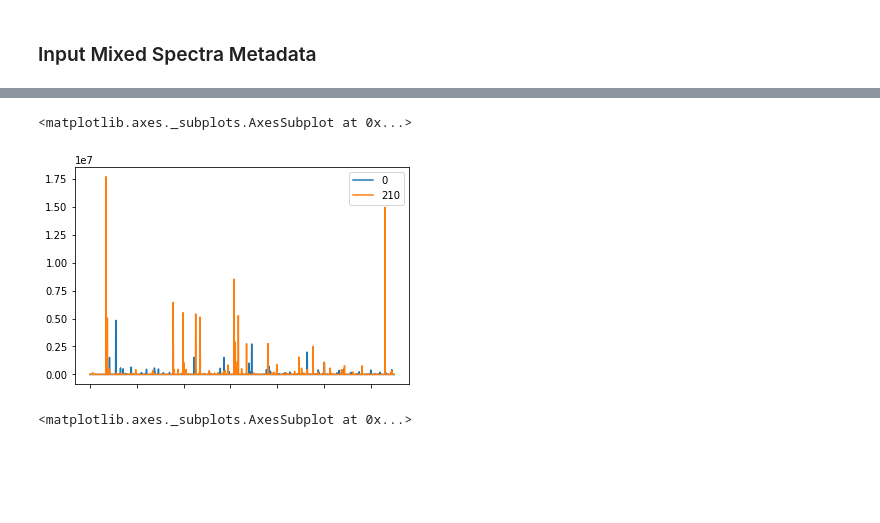
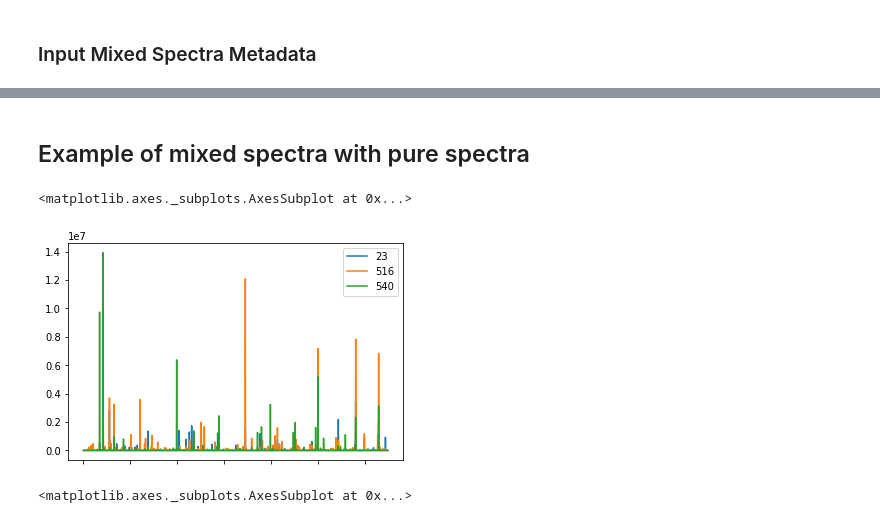
Before and after one commit to dsgray/Springboard, a Jupyter notebook: micromass/Micromass.ipynb, the cells around one changed output, grey strips where cells are left out. Saved outputs shown, nothing was run; the diff lists cells and outputs as text; code cells hidden in the pictures; blank space fills up the shorter version.

```diff
--- a/micromass/Micromass.ipynb
+++ b/micromass/Micromass.ipynb
@@ -169,13 +174,15 @@ print(len(df_mixed_spectra_metadata))
 19          2   1:0    1.000000
 Number of mixed spectra (80 are actually pure sample spectra):
 360
+# %% [markdown]
+<h2>Example of mixed spectra with pure spectra</h2>
 # %%
-df_mixed_spectra_matrix_transposed[0].plot.line(legend=True)
-#df_pure_spectra_matrix_transposed[?].plot.line(legend=True) #? is sample 214
-df_pure_spectra_matrix_transposed[210].plot.line(legend=True) #210 is sample 77
+df_mixed_spectra_matrix_transposed[23].plot.line(legend=True)
+df_pure_spectra_matrix_transposed[516].plot.line(legend=True) #516 is sample 194
+df_pure_spectra_matrix_transposed[540].plot.line(legend=True) #540 is sample 202
 # %% [output]
 <matplotlib.axes._subplots.AxesSubplot at 0x...>
-[figure, old version]
+[figure, new version]
 # %%
 df_mixed_spectra_matrix_transposed[0].plot.line(legend=True)
 df_pure_spectra_matrix_transposed[213].plot.line(legend=True)
```
Also changed, not shown: parts of 10 cells of this notebook.
